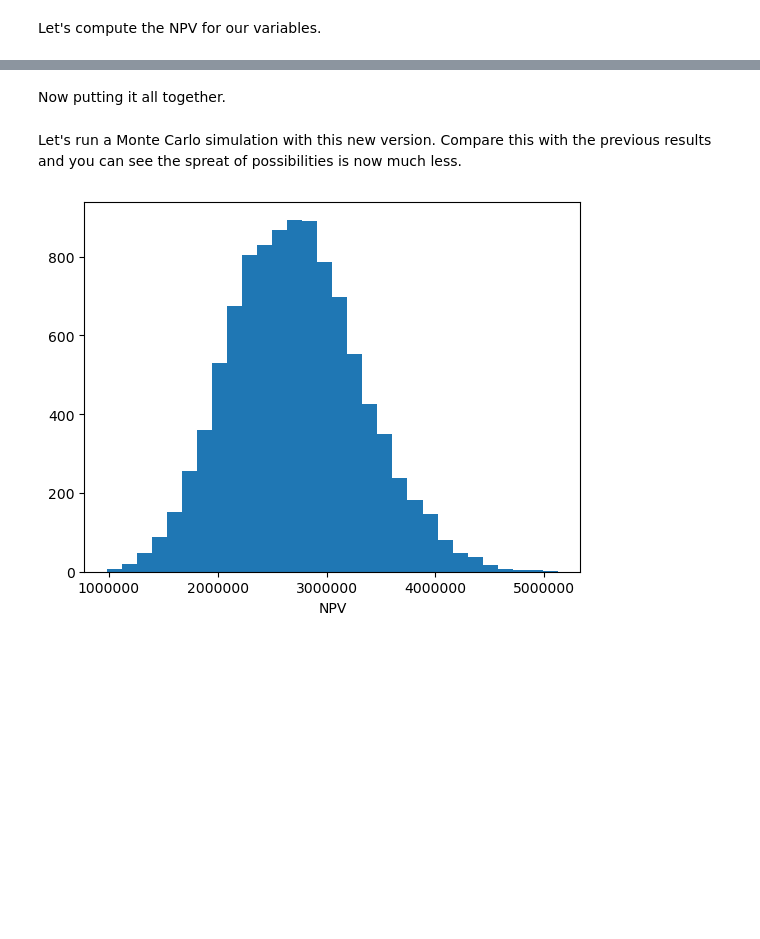
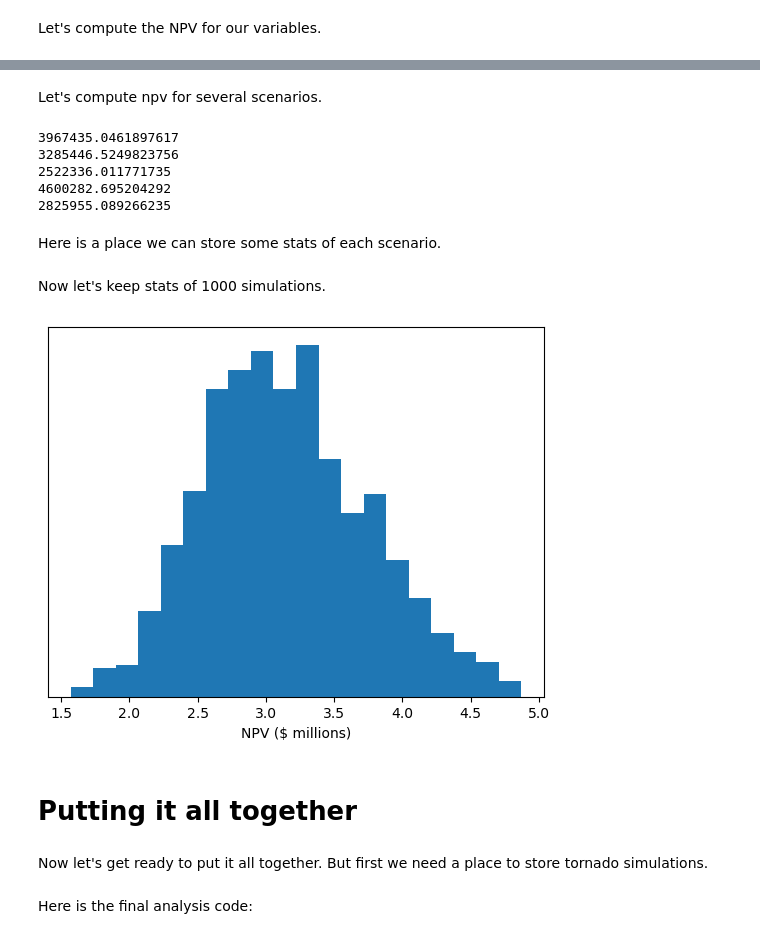
Before and after one commit to JohnMichaelHauck/ppm, a Jupyter notebook: ppm.ipynb, the cells around one changed output, grey strips where cells are left out. Cells and saved outputs as stored; diff of their text form; code cells hidden in the pictures; blank space fills up the shorter version.

```diff
--- a/ppm.ipynb
+++ b/ppm.ipynb
@@ -158,0 +305,3 @@ def calculate_npv(remaining_development_years, development_ftes, maintenance_fte
+# %%
+product_variables_snapshot = ProductVariablesSnapshot(product_variables_ranges, Tornado.Yearly_Sales)
+print(product_variables_snapshot)
@@ -266,0 +396,3 @@ np.random.triangular(exact_sales * 0.9, exact_sales, exact_sales * 1.1)
+# %%
+result = calculate_npv(product_variables_snapshot, company_constants)
+print(result)
@@ -267,2 +408,51 @@ np.random.triangular(exact_sales * 0.9, exact_sales, exact_sales * 1.1)
+# %% [markdown]
+Let's compute npv for several scenarios.
+# %%
+for _ in range(5):
+    product_variables_snapshot = ProductVariablesSnapshot(product_variables_ranges)
+    result = calculate_npv(product_variables_snapshot, company_constants)
+    print(result.npv())
+# %% [output]
+3967435.0461897617
+3285446.5249823756
+2522336.011771735
+4600282.695204292
+2825955.089266235
+# %% [markdown]
+Here is a place we can store some stats of each scenario.
+# %%
+# Track all the results of multiple calculations
+class SimulationTracker:
+    def __init__(self):
+        self.npvs_millions = []
+        self.development_costs_millions = []
+        self.annualized_rois_percentage = []
+        self.unit_sales_thousands = []
+        self.sales_millions = []
+        self.years = []
+
+    def add(self, result):
+        self.npvs_millions.append(result.npv() / 1000000)
+        self.development_costs_millions.append(result.development_cost / 1000000)
+        self.annualized_rois_percentage.append(result.annualized_roi(result.total_remaining_years) * 100)
+        self.unit_sales_thousands.append(result.unit_sales / 1000)
+        self.sales_millions.append(result.sales / 1000000)
+        self.years.append(result.total_remaining_years)
+# %% [markdown]
+Now let's keep stats of 1000 simulations.
+# %%
+simulation_tracker = SimulationTracker()
+
+for _ in range(1000):
+    product_variables_snapshot = ProductVariablesSnapshot(product_variables_ranges)
+    result = calculate_npv(product_variables_snapshot, company_constants)
+    simulation_tracker.add(result)
+
+plt.hist(simulation_tracker.npvs_millions, bins=20)
+plt.xlabel('NPV ($ millions)', fontsize=10)
+plt.yticks([])
+plt.show()
+# %% [output]
+[figure, added]
 # %% [markdown]
-Now putting it all together.
+# Putting it all together
@@ -302,15 +459,2 @@ def simulate_npv_v2():
-# %% [markdown]
-Let's run a Monte Carlo simulation with this new version. Compare this with the previous results and you can see the spreat of possibilities is now much less.
-# %%
-npvs = []
-
-for i in range(10000):
-    npv = simulate_npv_v2()
-    npvs.append(npv)
-
-plt.hist(npvs, bins=30)
-plt.xlabel('NPV')
-plt.ticklabel_format(style='plain', axis='x')
-plt.show()
-# %% [output]
-[figure, removed]
+# %% [markdown]
+Now let's get ready to put it all together. But first we need a place to store tornado simulations.
@@ -316,0 +477,2 @@ plt.show()
+# %% [markdown]
+Here is the final analysis code:
```
Also changed, not shown: parts of 60 cells of this notebook, 2 other files.
